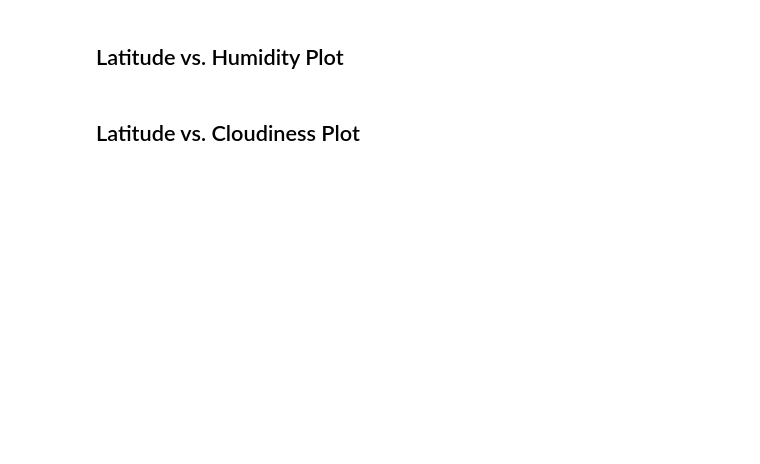
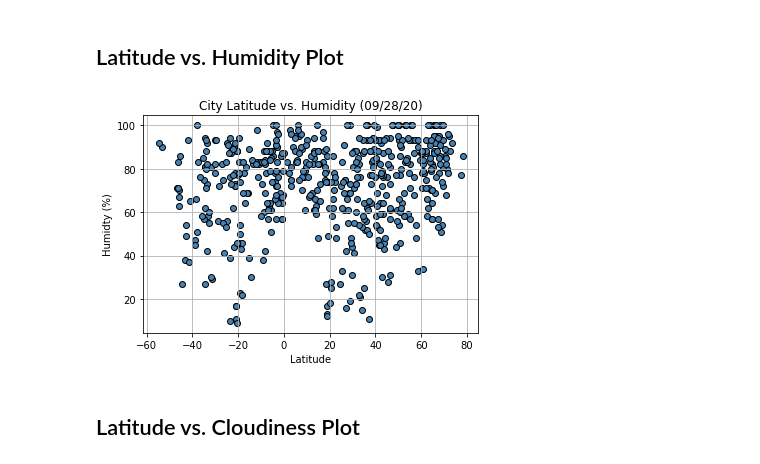
Before and after one commit to arcebri1/API-challenge, a Jupyter notebook: WeatherPy/WeatherPy.ipynb, the cells around one changed output. Drawn from its saved outputs; the diff is of its cells as text; code cells hidden in the pictures; blank space fills up the shorter version.

```diff
--- a/WeatherPy/WeatherPy.ipynb
+++ b/WeatherPy/WeatherPy.ipynb
@@ -209,4 +236,15 @@ Skip this step if there are no cities that have humidity > 100%.
 # %% [markdown]
 ## Latitude vs. Humidity Plot
+# %%
+lati=df['Latitude']
+hum=df['Humidity']
+plt.scatter(lati, hum, edgecolors="black",facecolors="steelblue")
+plt.title('City Latitude vs. Humidity (09/28/20)')
+plt.xlabel('Latitude')
+plt.ylabel('Humidty (%)')
+plt.grid()
+plt.savefig("City Lat vs Humidity.png")
+# %% [output]
+[figure, added]
 # %% [markdown]
 ## Latitude vs. Cloudiness Plot
```
Also changed, not shown: parts of 5 cells of this notebook, 4 other files.
